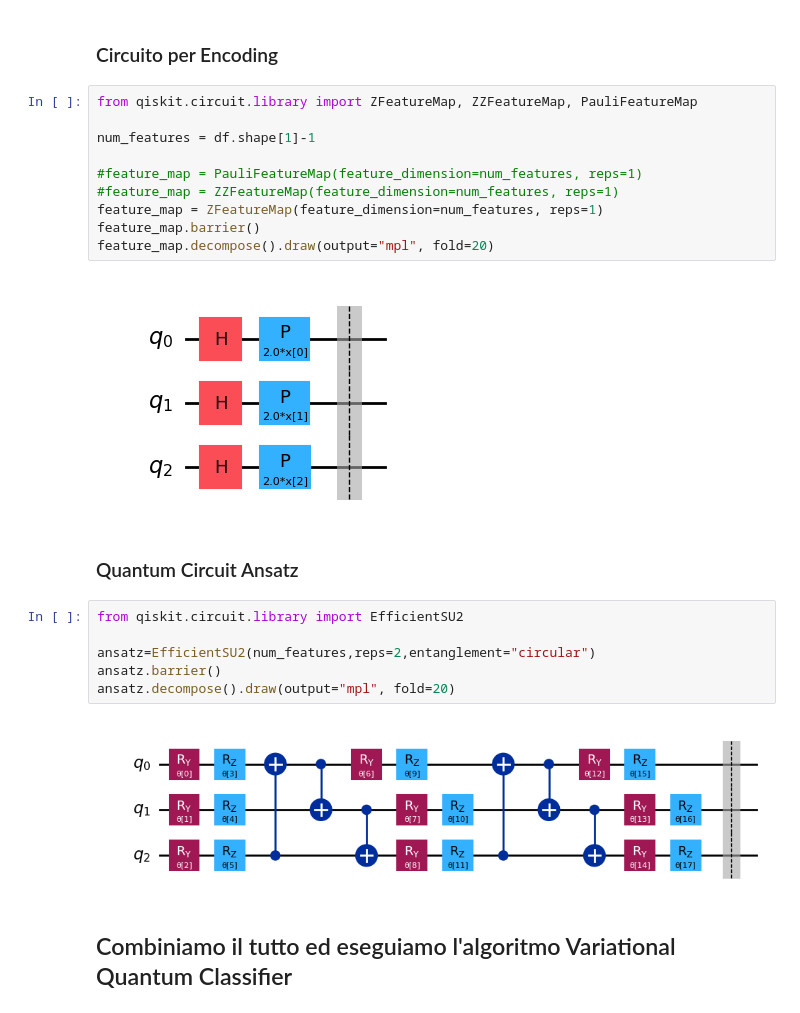
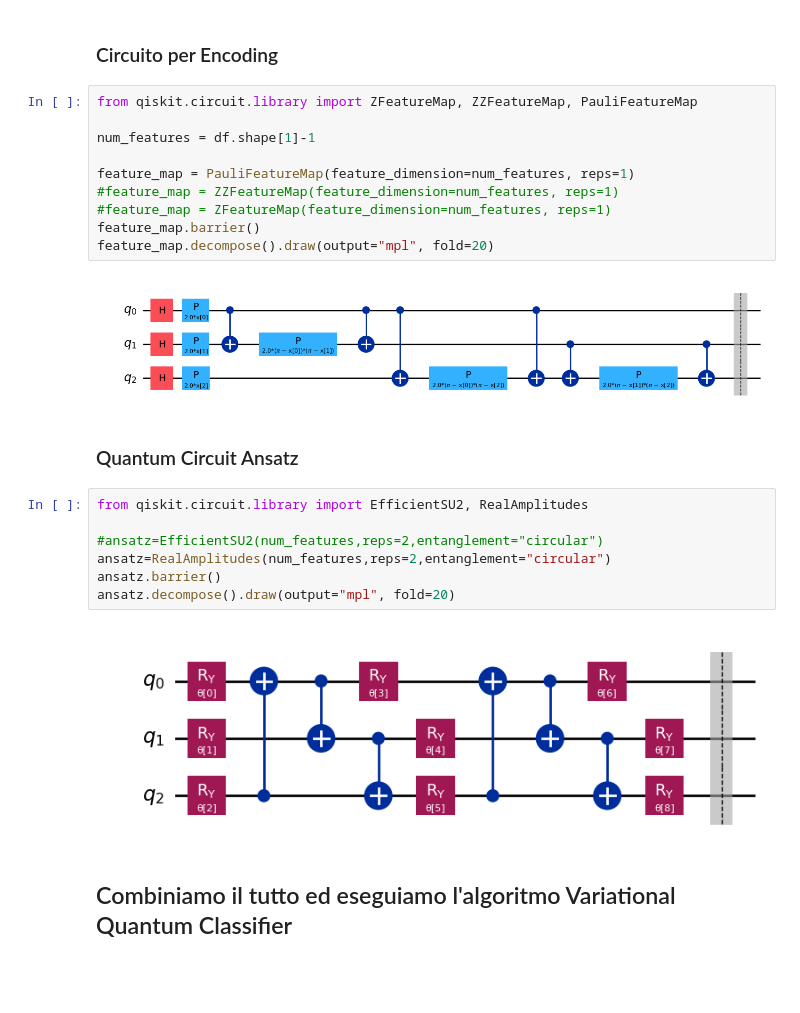
Before and after one commit to roccovardaro/vqc-diabetes-prediction, a Jupyter notebook: VQC.ipynb, the cells around one changed output. Cells and saved outputs as stored; diff of their text form; blank space fills up the shorter version.

```diff
--- a/VQC.ipynb
+++ b/VQC.ipynb
@@ -50,25 +50,26 @@ y_test_new=y_test.tolist()
 # %%
 from qiskit.circuit.library import ZFeatureMap, ZZFeatureMap, PauliFeatureMap
 
 num_features = df.shape[1]-1
 
-#feature_map = PauliFeatureMap(feature_dimension=num_features, reps=1)
+feature_map = PauliFeatureMap(feature_dimension=num_features, reps=1)
 #feature_map = ZZFeatureMap(feature_dimension=num_features, reps=1)
-feature_map = ZFeatureMap(feature_dimension=num_features, reps=1)
+#feature_map = ZFeatureMap(feature_dimension=num_features, reps=1)
 feature_map.barrier()
 feature_map.decompose().draw(output="mpl", fold=20)
 # %% [output]
-[figure, old version]
+[figure, new version]
 # %% [markdown]
 ### Quantum Circuit Ansatz
 # %%
-from qiskit.circuit.library import EfficientSU2
+from qiskit.circuit.library import EfficientSU2, RealAmplitudes
 
-ansatz=EfficientSU2(num_features,reps=2,entanglement="circular")
+#ansatz=EfficientSU2(num_features,reps=2,entanglement="circular")
+ansatz=RealAmplitudes(num_features,reps=2,entanglement="circular")
 ansatz.barrier()
 ansatz.decompose().draw(output="mpl", fold=20)
 # %% [output]
-[figure, old version]
+[figure, new version]
 # %% [markdown]
 ## Combiniamo il tutto ed eseguiamo l'algoritmo Variational Quantum Classifier
 # %%
```
Also changed, not shown: parts of 8 cells of this notebook, 1 other file.
